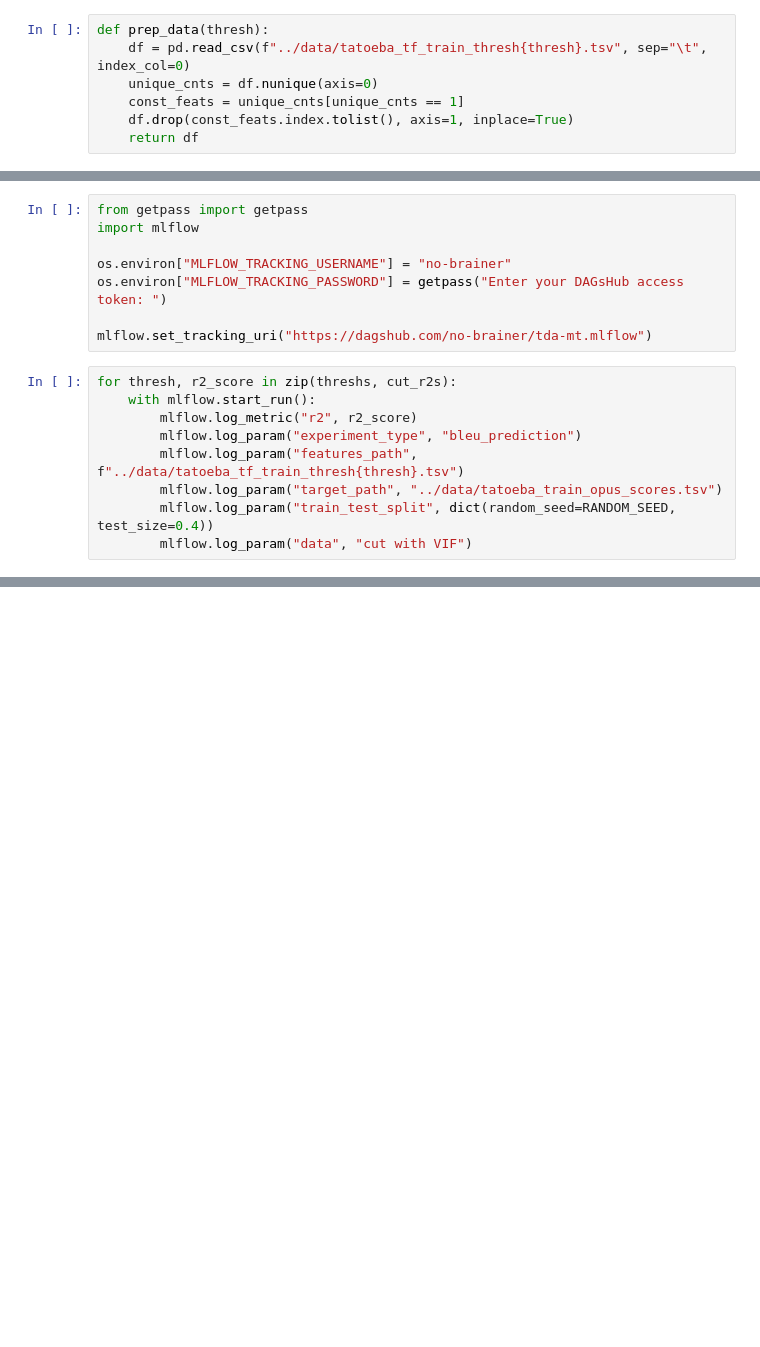
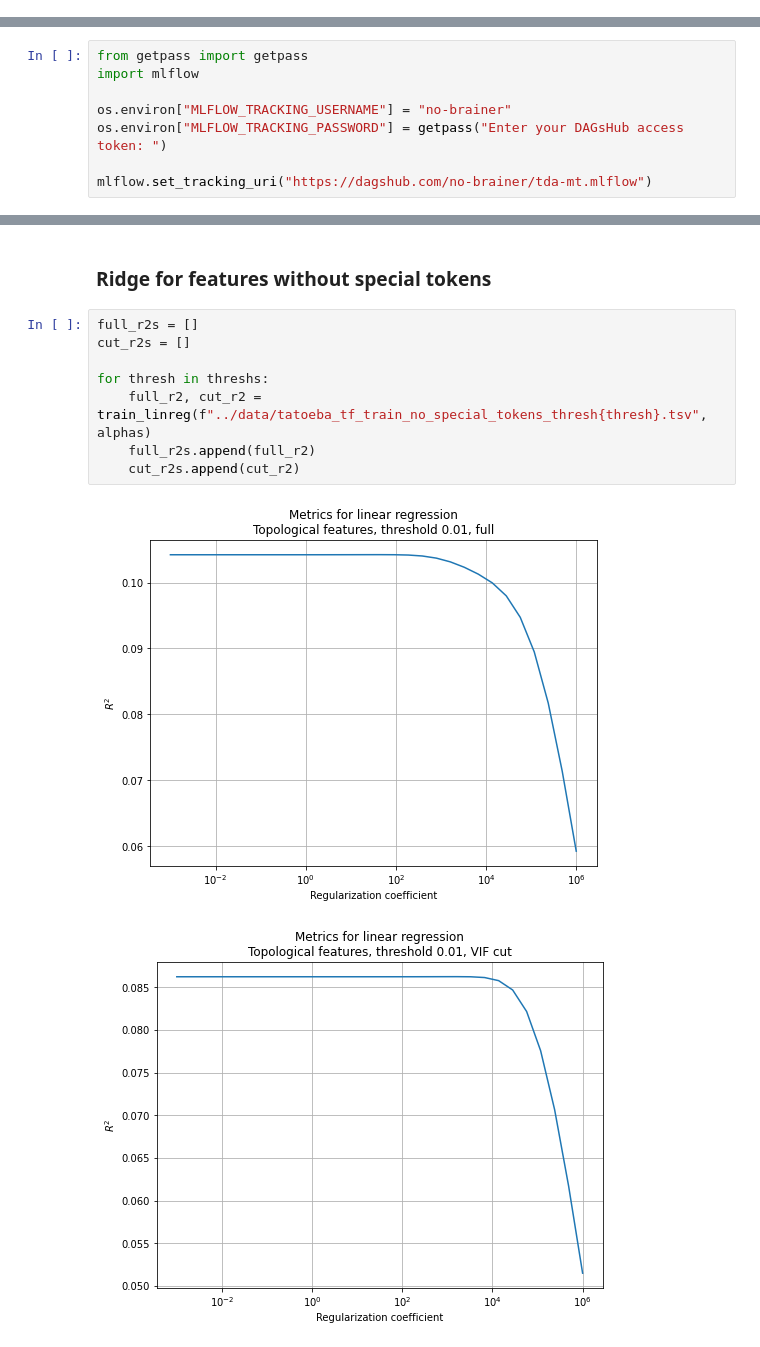
Before and after one commit to no-brainer/tda-mt-mirror, a Jupyter notebook: analysis/tatoeba_bleu_prediction.ipynb, the cells around one changed output, grey strips where cells are left out. Cells and saved outputs as stored; diff of their text form; blank space fills up the shorter version.

```diff
--- a/analysis/tatoeba_bleu_prediction.ipynb
+++ b/analysis/tatoeba_bleu_prediction.ipynb
@@ -8,10 +10,3 @@ PLOTS_FOLDER = "../plots"
-# %%
-def prep_data(thresh):
-    df = pd.read_csv(f"../data/tatoeba_tf_train_thresh{thresh}.tsv", sep="\t", index_col=0)
-    unique_cnts = df.nunique(axis=0)
-    const_feats = unique_cnts[unique_cnts == 1]
-    df.drop(const_feats.index.tolist(), axis=1, inplace=True)
-    return df
 # %%
 score_df = pd.read_csv(f"../data/tatoeba_train_opus_scores.tsv", sep="\t", index_col=0)
 
@@ -166,12 +177,3 @@ os.environ["MLFLOW_TRACKING_USERNAME"] = "no-brainer"
 os.environ["MLFLOW_TRACKING_PASSWORD"] = getpass("Enter your DAGsHub access token: ")
 
 mlflow.set_tracking_uri("https://dagshub.com/no-brainer/tda-mt.mlflow")
-# %%
-for thresh, r2_score in zip(threshs, cut_r2s):
-    with mlflow.start_run():
-        mlflow.log_metric("r2", r2_score)
-        mlflow.log_param("experiment_type", "bleu_prediction")
-        mlflow.log_param("features_path", f"../data/tatoeba_tf_train_thresh{thresh}.tsv")
-        mlflow.log_param("target_path", "../data/tatoeba_train_opus_scores.tsv")
-        mlflow.log_param("train_test_split", dict(random_seed=RANDOM_SEED, test_size=0.4))
-        mlflow.log_param("data", "cut with VIF")
@@ -179,0 +199,13 @@ for thresh, r2_score in zip(threshs, cut_r2s):
+# %% [markdown]
+### Ridge for features without special tokens
+# %%
+full_r2s = []
+cut_r2s = []
+
+for thresh in threshs:
+    full_r2, cut_r2 = train_linreg(f"../data/tatoeba_tf_train_no_special_tokens_thresh{thresh}.tsv", alphas)
+    full_r2s.append(full_r2)
+    cut_r2s.append(cut_r2)
+# %% [output]
+[figure, added]
+[figure, added]
```
Also changed, not shown: parts of 25 cells of this notebook.
